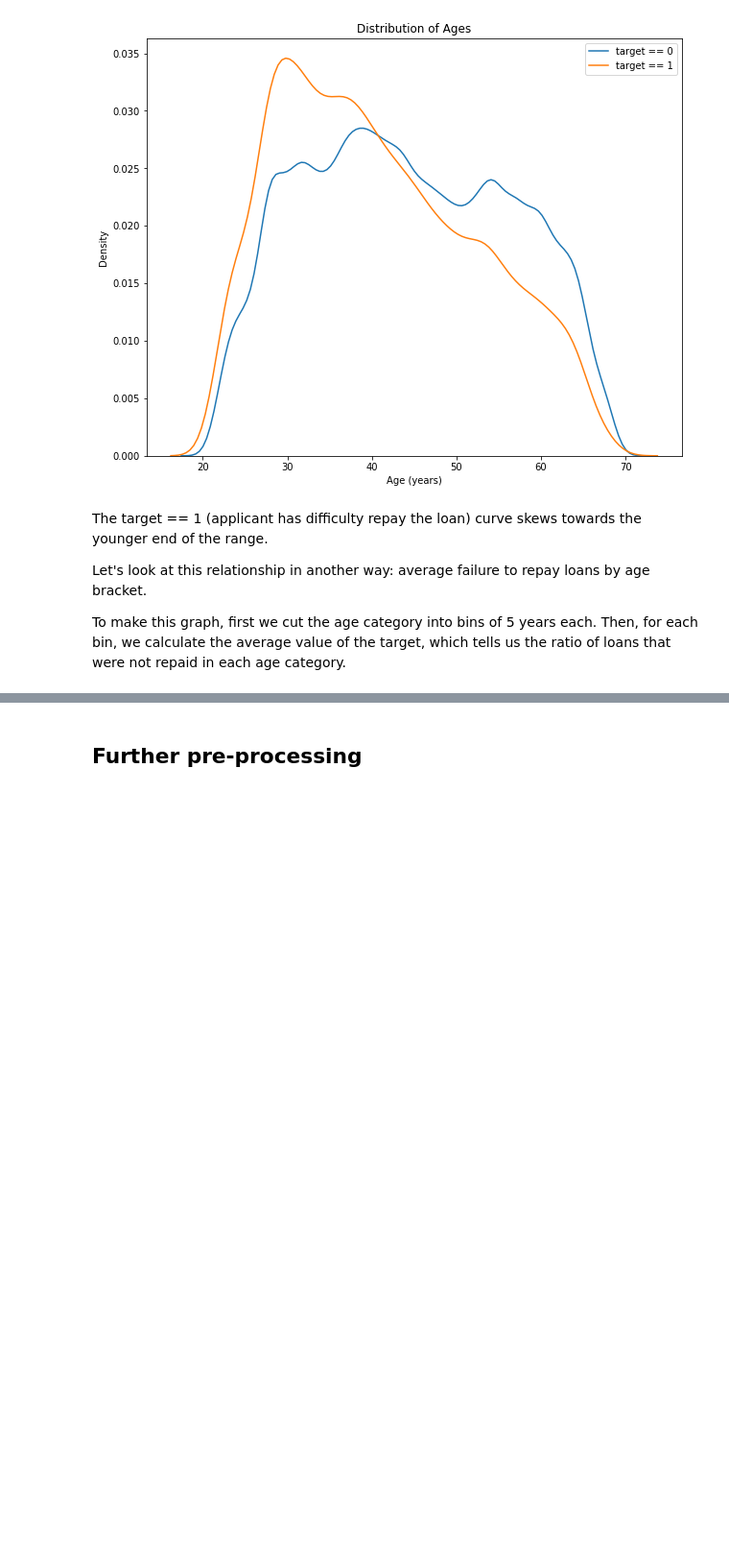
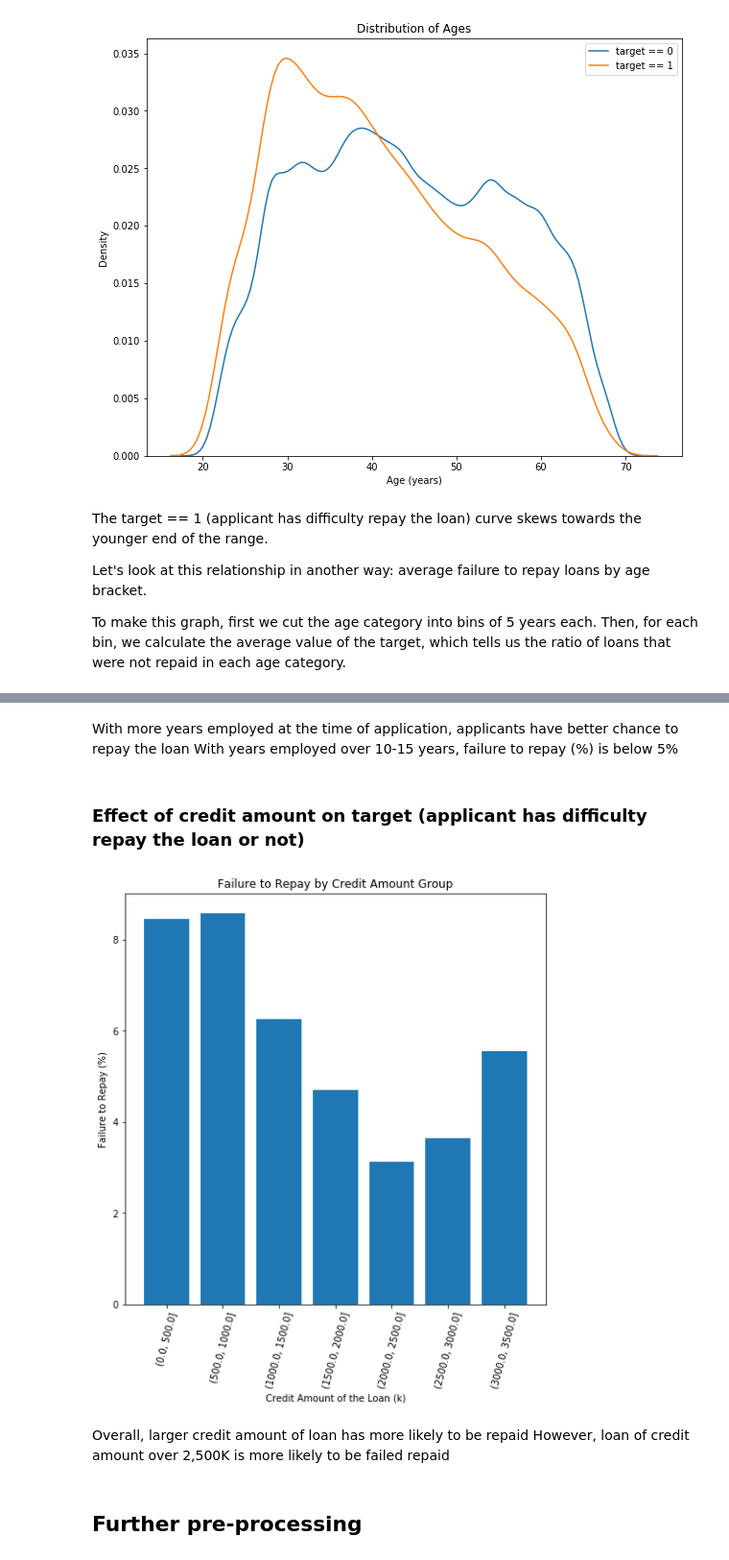
Before and after one commit to xinyuyao22/6202-Final-Project, a Jupyter notebook: Final Report.ipynb, the cells around one changed output, grey strips where cells are left out. Shown at 96% size. Drawn from its saved outputs; the diff is of its cells as text; code cells hidden in the pictures; blank space fills up the shorter version.

```diff
--- a/Final Report.ipynb
+++ b/Final Report.ipynb
@@ -318,3 +336,32 @@ This is information that could be directly used by the bank: because younger cli
+# %% [markdown]
+With more years employed at the time of application, applicants have better chance to repay the loan
+With years employed over 10-15 years, failure to repay (%) is below 5%
+# %% [markdown]
+### Effect of credit amount on target (applicant has difficulty repay the loan or not)
+# %%
+# Credit Amount information into a separate dataframe
+age_data = app_train[['TARGET', 'AMT_CREDIT']]
+
+# Bin the credit amount data
+age_data['AMT_CREDIT'] = pd.cut(age_data['AMT_CREDIT']/1000, bins = np.linspace(0, 3500, num = 8))
+# Group by the bin and calculate averages
+age_groups  = age_data.groupby('AMT_CREDIT').mean()
+
+plt.figure(figsize = (8, 8))
+
+# Graph the age bins and the average of the target as a bar plot
+plt.bar(age_groups.index.astype(str), 100 * age_groups['TARGET'])
+
+# Plot labeling
+plt.xticks(rotation = 75); plt.xlabel('Credit Amount of the Loan (K)')
+plt.ylabel('Failure to Repay (%)')
+plt.title('Failure to Repay by Credit Amount Group')
+plt.show()
+# %% [output]
+[figure, added]
+# %% [markdown]
+Overall, larger credit amount of loan has more likely to be repaid
+However, loan of credit amount over 2,500K is more likely to be failed repaid
 # %% [markdown]
 ## Further pre-processing
 # %% [markdown]
```
Also changed, not shown: parts of 10 cells of this notebook.
